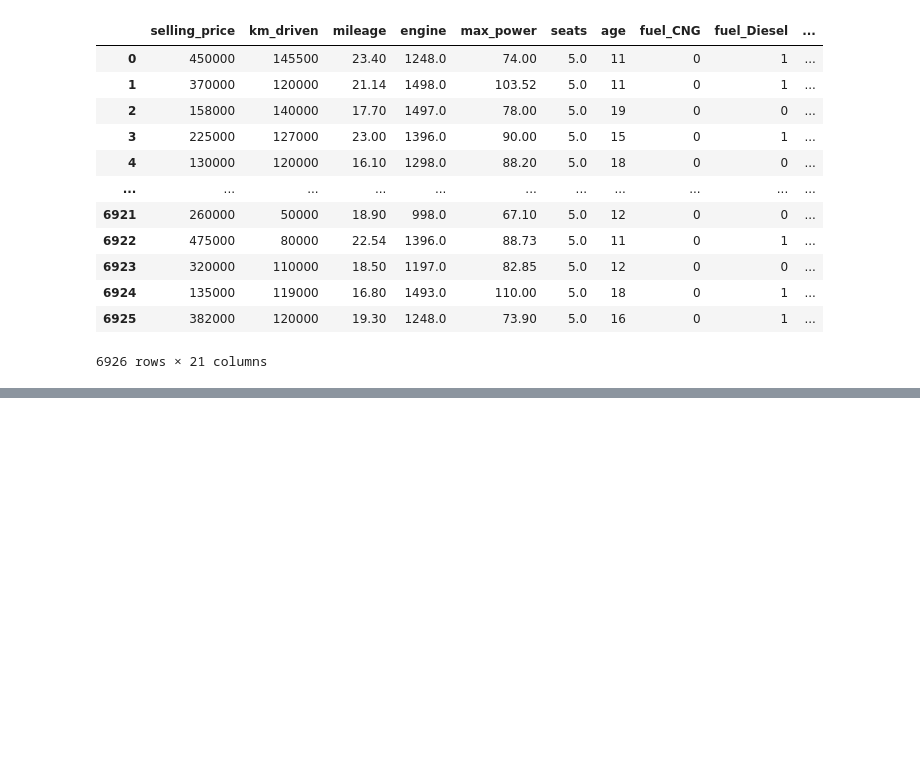
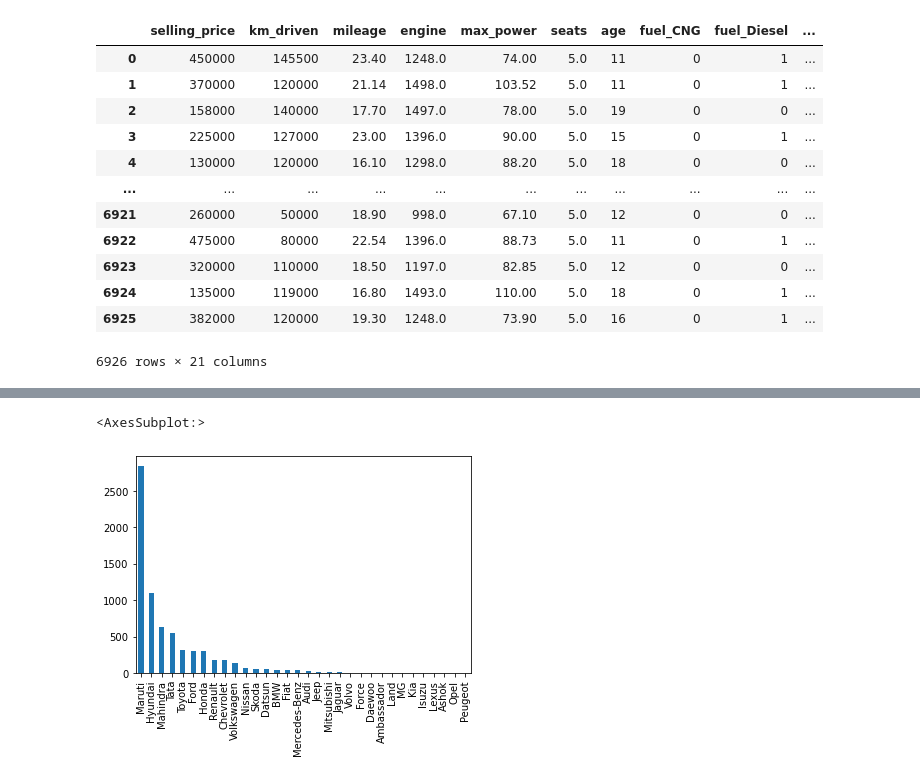
Before and after one commit to SmartHub-trainings/Data-Pack-2024, a Jupyter notebook: Projects/Cars Ml Continuation.ipynb, the cells around one changed output, grey strips where cells are left out. Drawn from its saved outputs; the diff is of its cells as text; code cells hidden in the pictures; blank space fills up the shorter version.

```diff
--- a/Projects/Cars Ml Continuation.ipynb
+++ b/Projects/Cars Ml Continuation.ipynb
@@ -43,0 +108,2 @@ cars
+# %%
+cars["name"]=cars.name.fillna(value=cars.name.mode())
@@ -43,0 +119,2 @@ cars
+# %%
+cars["name"]=cars.name.fillna(value="Maruti Swift Dzire VDI")
@@ -43,0 +125,4 @@ cars
+# %%
+def extract_brand(value):
+    return value.split(" ")[0]
+cars["brand"]=cars.name.apply(extract_brand)
@@ -43,0 +139,2 @@ cars
+# %%
+cars.drop("name",inplace=True,axis=1)
@@ -43,0 +184,6 @@ cars
+# %%
+# frequency encoding
+cars.brand.value_counts().plot(kind="bar")
+# %% [output]
+<AxesSubplot:>
+[figure, added]
```
Also changed, not shown: parts of 39 cells of this notebook.
